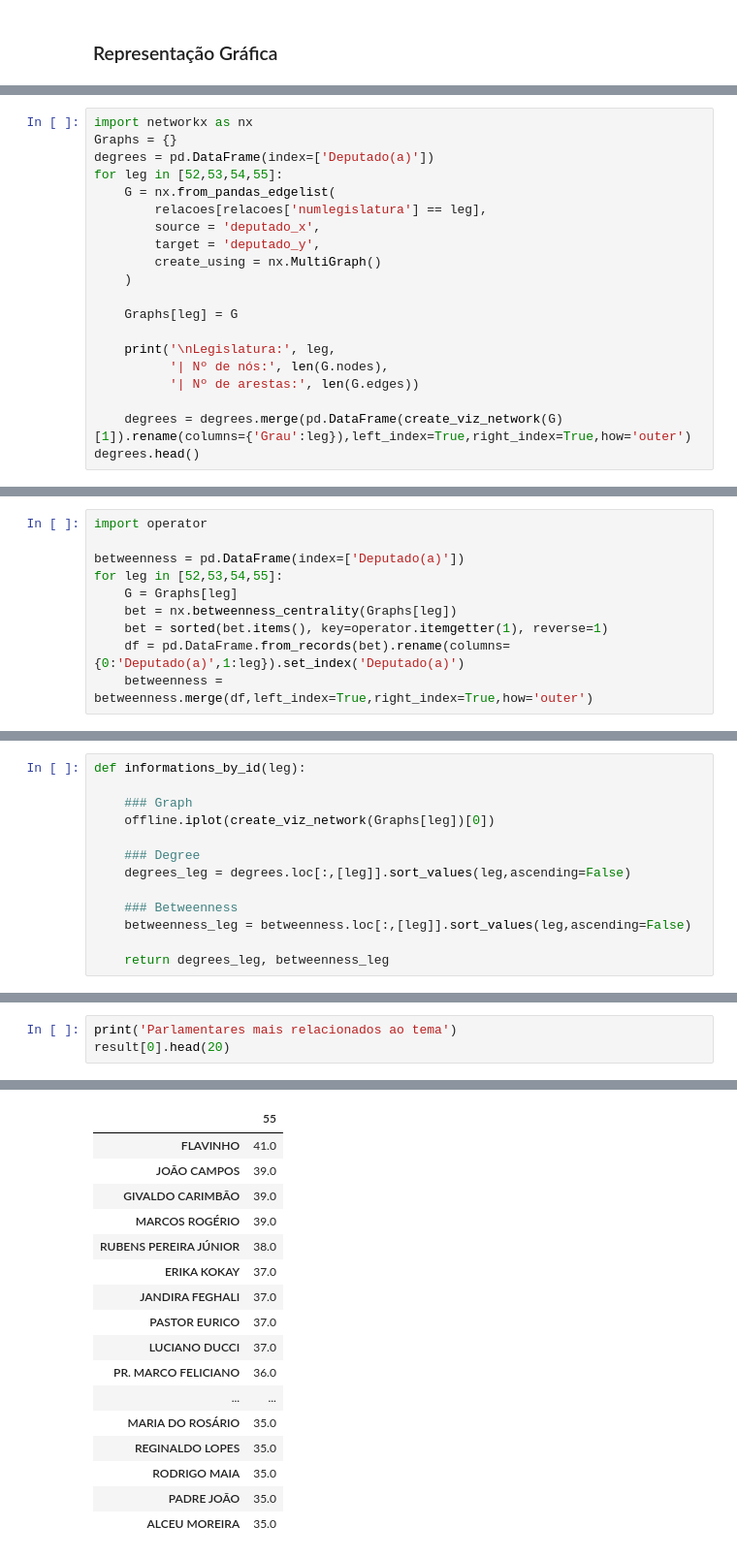
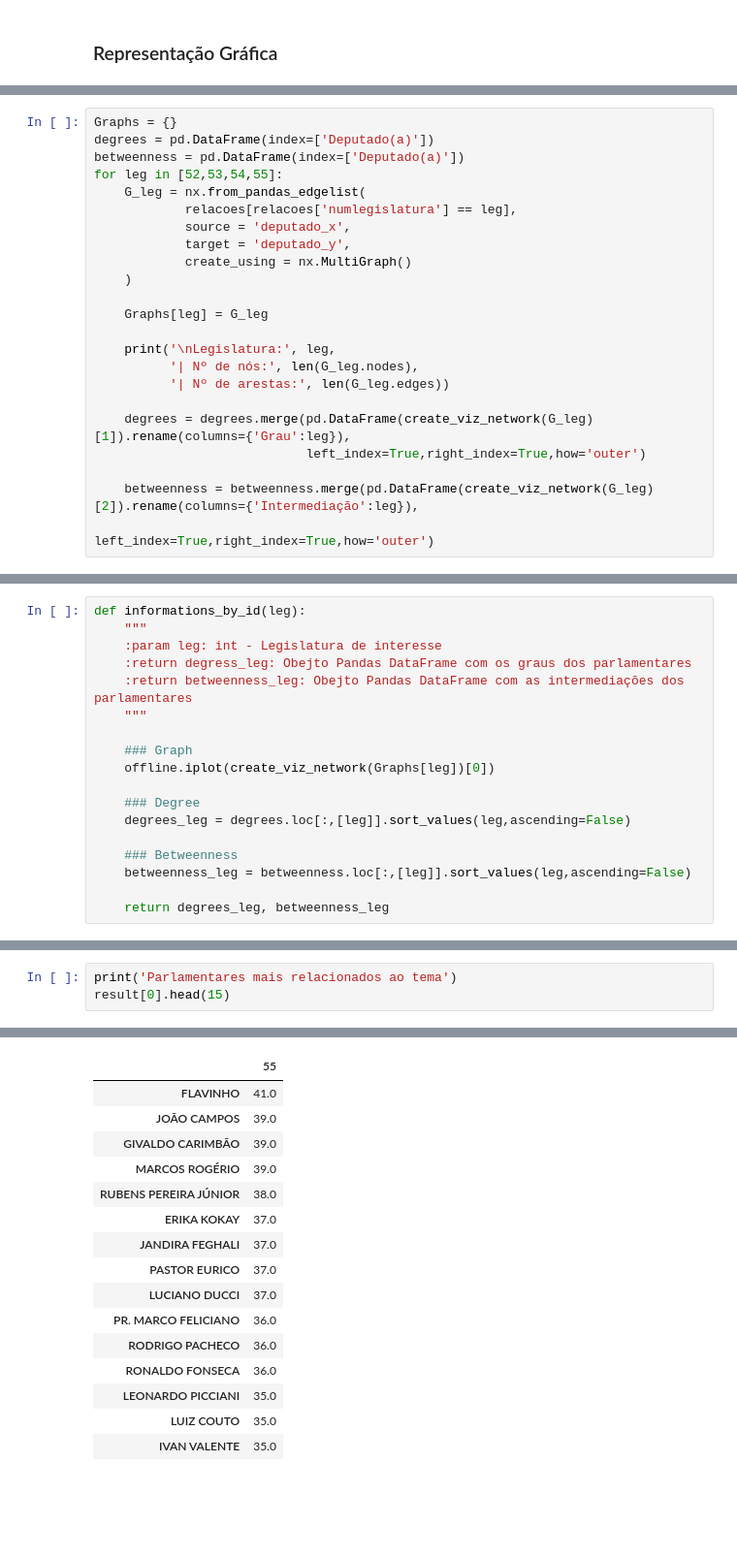
Before and after one commit to fernandascovino/rede-interesses-aborto, a Jupyter notebook: up-rede-interesses-aborto.ipynb, the cells around one changed output, grey strips where cells are left out. Shown at 97% size. Cells and saved outputs as stored; diff of their text form; blank space fills up the shorter version.

```diff
--- a/up-rede-interesses-aborto.ipynb
+++ b/up-rede-interesses-aborto.ipynb
@@ -414,23 +466,26 @@ offline.iplot(create_viz_network(nx.from_pandas_edgelist(
 # %%
-import networkx as nx
 Graphs = {}
 degrees = pd.DataFrame(index=['Deputado(a)'])
+betweenness = pd.DataFrame(index=['Deputado(a)'])
 for leg in [52,53,54,55]:
-    G = nx.from_pandas_edgelist(
-        relacoes[relacoes['numlegislatura'] == leg],
-        source = 'deputado_x',
-        target = 'deputado_y',
-        create_using = nx.MultiGraph()
+    G_leg = nx.from_pandas_edgelist(
+            relacoes[relacoes['numlegislatura'] == leg],
+            source = 'deputado_x',
+            target = 'deputado_y',
+            create_using = nx.MultiGraph()
     )
 
-    Graphs[leg] = G
+    Graphs[leg] = G_leg
 
     print('\nLegislatura:', leg,
-          '| Nº de nós:', len(G.nodes),
-          '| Nº de arestas:', len(G.edges))
+          '| Nº de nós:', len(G_leg.nodes),
+          '| Nº de arestas:', len(G_leg.edges))
 
-    degrees = degrees.merge(pd.DataFrame(create_viz_network(G)[1]).rename(columns={'Grau':leg}),left_index=True,right_index=True,how='outer')
-degrees.head()
+    degrees = degrees.merge(pd.DataFrame(create_viz_network(G_leg)[1]).rename(columns={'Grau':leg}),
+                            left_index=True,right_index=True,how='outer')
+
+    betweenness = betweenness.merge(pd.DataFrame(create_viz_network(G_leg)[2]).rename(columns={'Intermediação':leg}),
+                                    left_index=True,right_index=True,how='outer')
 # %% [output]
 Legislatura: 52 | Nº de nós: 32 | Nº de arestas: 248
 
@@ -450,10 +496,0 @@ Legislatura: 55 | Nº de nós: 47 | Nº de arestas: 1283
-# %%
-import operator
-
-betweenness = pd.DataFrame(index=['Deputado(a)'])
-for leg in [52,53,54,55]:
-    G = Graphs[leg]
-    bet = nx.betweenness_centrality(Graphs[leg])
-    bet = sorted(bet.items(), key=operator.itemgetter(1), reverse=1)
-    df = pd.DataFrame.from_records(bet).rename(columns={0:'Deputado(a)',1:leg}).set_index('Deputado(a)')
-    betweenness = betweenness.merge(df,left_index=True,right_index=True,how='outer')
@@ -469,5 +497,10 @@ betweenness.sort_values(55,ascending=0).head()
 # %%
 def informations_by_id(leg):
+    """
+    :param leg: int - Legislatura de interesse
+    :return degress_leg: Obejto Pandas DataFrame com os graus dos parlamentares
+    :return betweenness_leg: Obejto Pandas DataFrame com as intermediações dos parlamentares
+    """
 
     ### Graph
     offline.iplot(create_viz_network(Graphs[leg])[0])
@@ -485,25 +518,24 @@ result = informations_by_id(55)
 [interactive output not drawn]
 # %%
 print('Parlamentares mais relacionados ao tema')
-result[0].head(20)
+result[0].head(15)
 # %% [output]
 Parlamentares mais relacionados ao tema
 |  | 55 |
 | FLAVINHO | 41.0 |
 | JOÃO CAMPOS | 39.0 |
 | GIVALDO CARIMBÃO | 39.0 |
 | MARCOS ROGÉRIO | 39.0 |
 | RUBENS PEREIRA JÚNIOR | 38.0 |
 | ERIKA KOKAY | 37.0 |
 | JANDIRA FEGHALI | 37.0 |
 | PASTOR EURICO | 37.0 |
 | LUCIANO DUCCI | 37.0 |
 | PR. MARCO FELICIANO | 36.0 |
-| ... | ... |
-| MARIA DO ROSÁRIO | 35.0 |
-| REGINALDO LOPES | 35.0 |
-| RODRIGO MAIA | 35.0 |
-| PADRE JOÃO | 35.0 |
-| ALCEU MOREIRA | 35.0 |
+| RODRIGO PACHECO | 36.0 |
+| RONALDO FONSECA | 36.0 |
+| LEONARDO PICCIANI | 35.0 |
+| LUIZ COUTO | 35.0 |
+| IVAN VALENTE | 35.0 |
 # %%
 print('Parlamentares mais influentes no tema')
```
Also changed, not shown: parts of 17 cells of this notebook.
